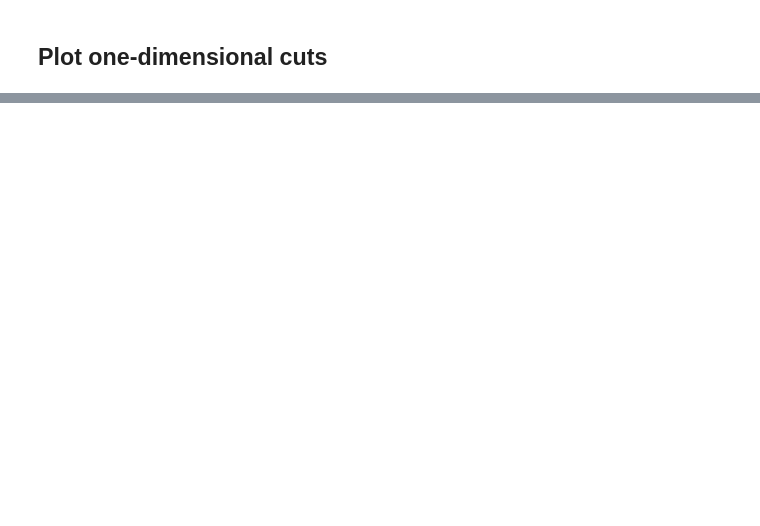
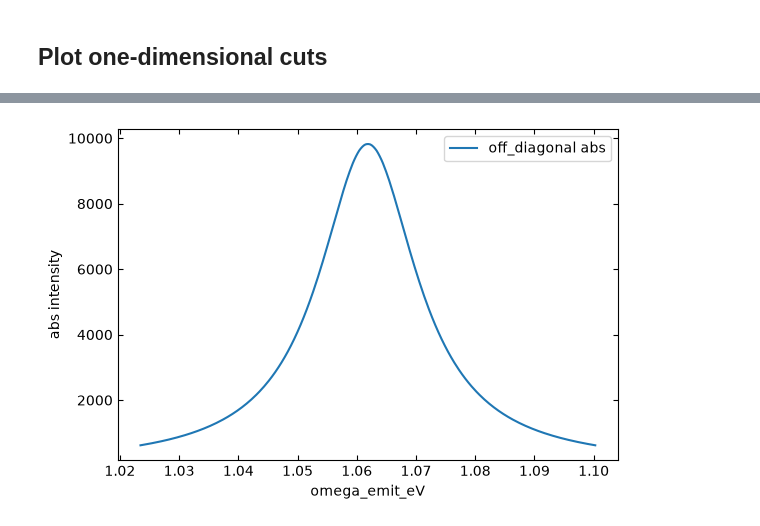
Before and after one commit to SilvaScience/LiouvilleSolver, a Jupyter notebook: SOC_workbench_k_model.ipynb, the cells around one changed output, grey strips where cells are left out. Drawn from its saved outputs; the diff is of its cells as text; code cells hidden in the pictures; blank space fills up the shorter version.

```diff
--- a/SOC_workbench_k_model.ipynb
+++ b/SOC_workbench_k_model.ipynb
@@ -719,0 +647,80 @@ if SAVE_RUN:
+# %%
+V0_TAG = f"V0_{model_params['V0']:.6g}".replace("-", "m").replace(".", "p")
+profile_figures = {}
+profile_axes = {}
+feature_profiles = {}
+
+# Local 1D cuts through selected feature centers.
+fig_bright_1d, ax_bright_1d, Bright_profile = plotter.plot_spectrum_profile(
+    result[plot_index],
+    spectra="pathways",
+    names=["R1", "R2"],
+    quantity="abs",
+    cut="off_diagonal",
+    center=feature_centers_found["Bright"]["center"],
+    half_length=0.04,
+    width=0.001,
+    quadrant="rephasing",
+    show=True,
+)
+profile_figures[f"bright_1d_{V0_TAG}"] = fig_bright_1d
+profile_axes[f"bright_1d_{V0_TAG}"] = ax_bright_1d
+feature_profiles[f"Bright_{V0_TAG}"] = Bright_profile
+
+
+# Local 1D cuts through selected feature centers.
+fig_cross_down_1d, ax_cross_down_1d, cross_down_profile = plotter.plot_spectrum_profile(
+    result[plot_index],
+    spectra="pathways",
+    names=["R1", "R2"],
+    quantity="abs",
+    cut="off_diagonal",
+    center=feature_centers_found["Cross_down"]["center"],
+    half_length=0.04,
+    width=0.001,
+    quadrant="rephasing",
+    show=True,
+)
+profile_figures[f"cross_down_1d_{V0_TAG}"] = fig_cross_down_1d
+profile_axes[f"cross_down_1d_{V0_TAG}"] = ax_cross_down_1d
+feature_profiles[f"Cross_down_{V0_TAG}"] = cross_down_profile
+
+# Local 1D cuts through selected feature centers.
+fig_cross_up_1d, ax_cross_up_1d, cross_up_profile = plotter.plot_spectrum_profile(
+    result[plot_index],
+    spectra="pathways",
+    names=["R1", "R2"],
+    quantity="abs",
+    cut="off_diagonal",
+    center=feature_centers_found["Cross_up"]["center"],
+    half_length=0.04,
+    width=0.001,
+    quadrant="rephasing",
+    show=True,
+)
+profile_figures[f"cross_up_1d_{V0_TAG}"] = fig_cross_up_1d
+profile_axes[f"cross_up_1d_{V0_TAG}"] = ax_cross_up_1d
+feature_profiles[f"Cross_up_{V0_TAG}"] = cross_up_profile
+
+# Local 1D cuts through selected feature centers.
+fig_dark_1d, ax_dark_1d, dark_profile = plotter.plot_spectrum_profile(
+    result[plot_index],
+    spectra="pathways",
+    names=["R1", "R2"],
+    quantity="abs",
+    cut="off_diagonal",
+    center=feature_centers_found["Dark"]["center"],
+    half_length=0.04,
+    width=0.001,
+    quadrant="rephasing",
+    show=True,
+)
+profile_figures[f"dark_1d_{V0_TAG}"] = fig_dark_1d
+profile_axes[f"dark_1d_{V0_TAG}"] = ax_dark_1d
+feature_profiles[f"Dark_{V0_TAG}"] = dark_profile
+
+
+
+save_run(False)
+# %% [output]
+[figure, added]
```
Also changed, not shown: parts of 14 cells of this notebook, 4 other files.
